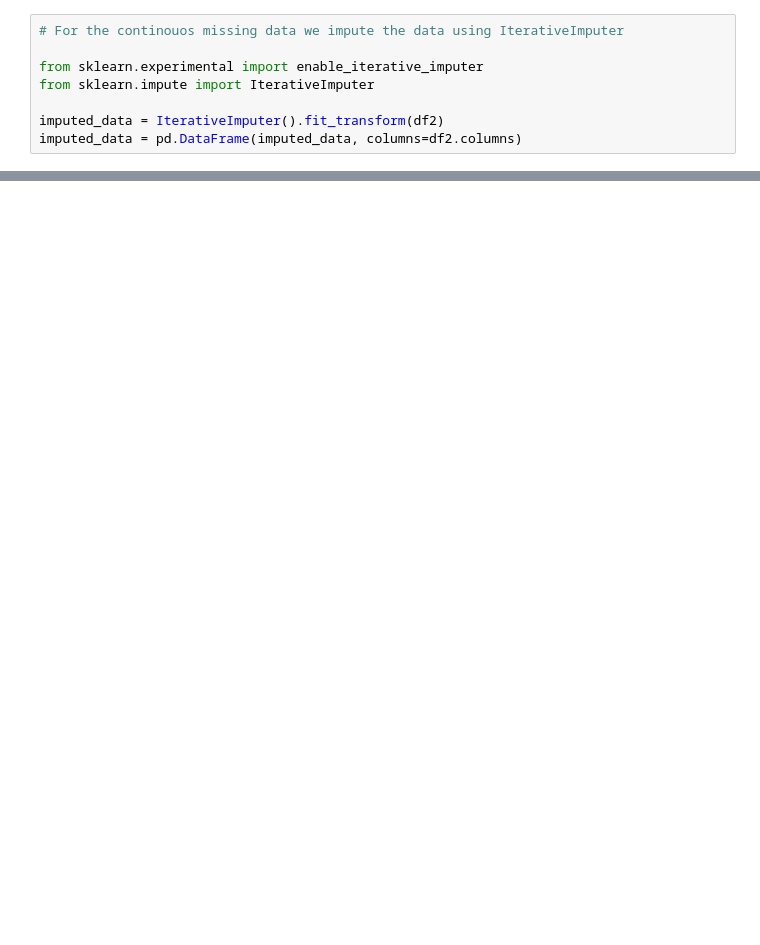
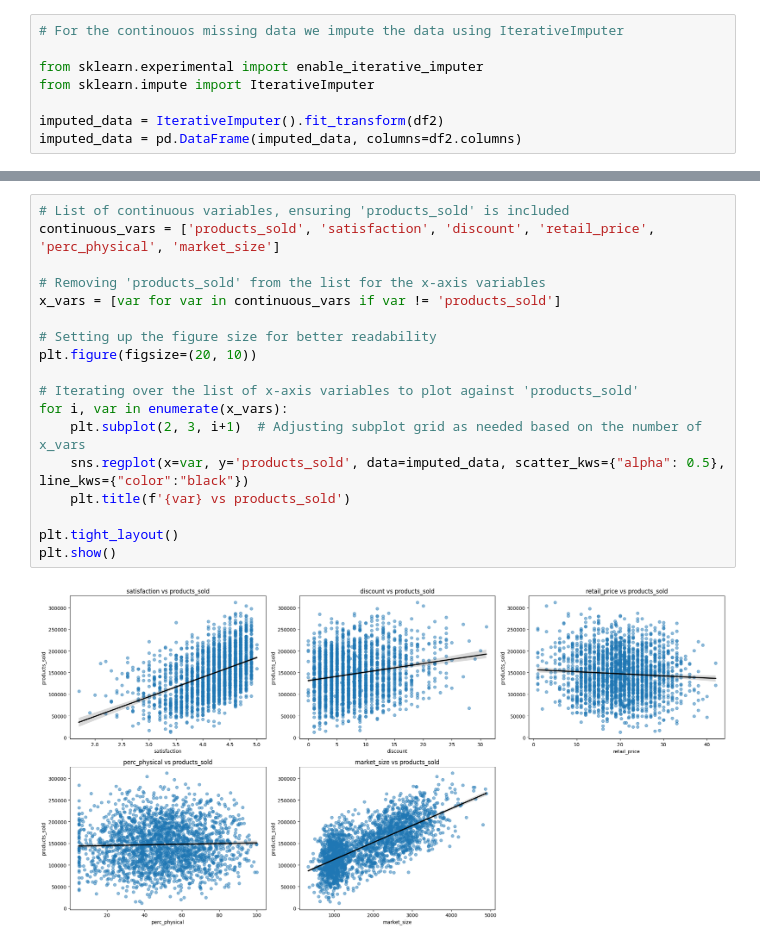
Before and after one commit to CoenTertoogen/Modelling, a Jupyter notebook: Assignment/AssignmentCT.ipynb, the cells around one changed output, grey strips where cells are left out. Drawn from its saved outputs; the diff is of its cells as text; blank space fills up the shorter version.

```diff
--- a/Assignment/AssignmentCT.ipynb
+++ b/Assignment/AssignmentCT.ipynb
@@ -280,0 +304,20 @@ PearsonRResult(statistic=0.028967143451790068, pvalue=0.1695792756788346)
+# %%
+# List of continuous variables, ensuring 'products_sold' is included
+continuous_vars = ['products_sold', 'satisfaction', 'discount', 'retail_price', 'perc_physical', 'market_size']
+
+# Removing 'products_sold' from the list for the x-axis variables
+x_vars = [var for var in continuous_vars if var != 'products_sold']
+
+# Setting up the figure size for better readability
+plt.figure(figsize=(20, 10))
+
+# Iterating over the list of x-axis variables to plot against 'products_sold'
+for i, var in enumerate(x_vars):
+    plt.subplot(2, 3, i+1)  # Adjusting subplot grid as needed based on the number of x_vars
+    sns.regplot(x=var, y='products_sold', data=imputed_data, scatter_kws={"alpha": 0.5}, line_kws={"color":"black"})
+    plt.title(f'{var} vs products_sold')
+
+plt.tight_layout()
+plt.show()
+# %% [output]
+[figure, added]
```
Also changed, not shown: parts of 21 cells of this notebook, 1 other file.
